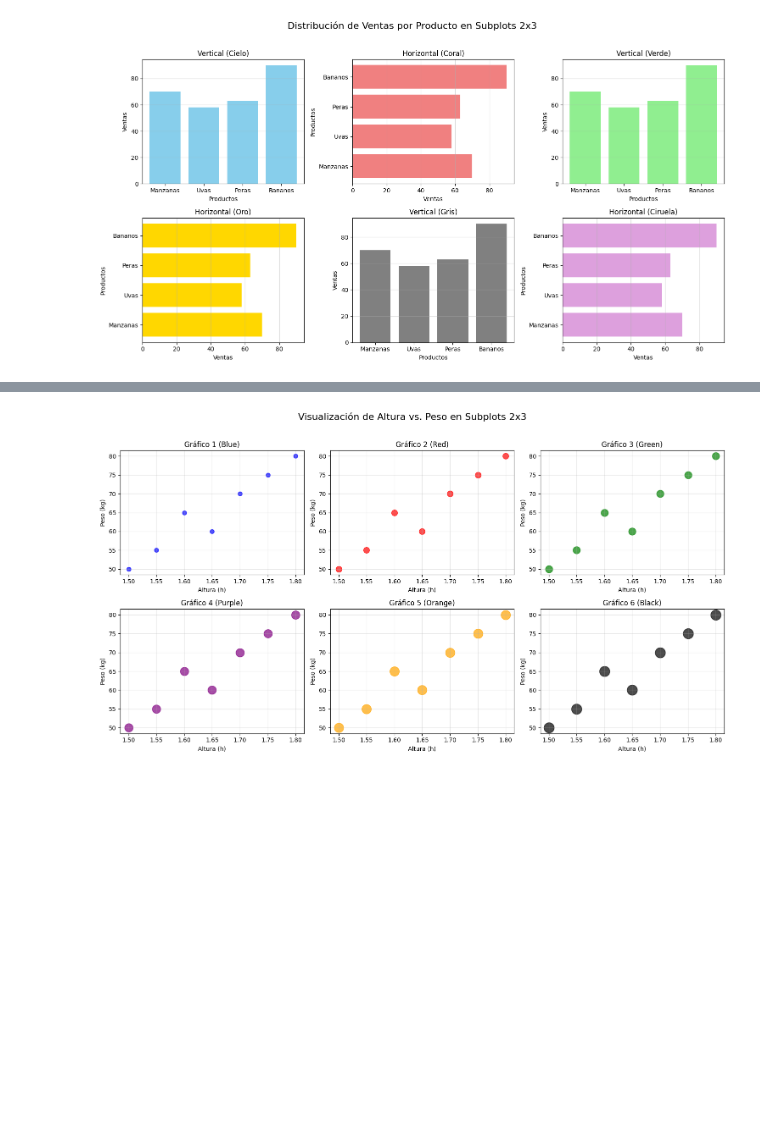
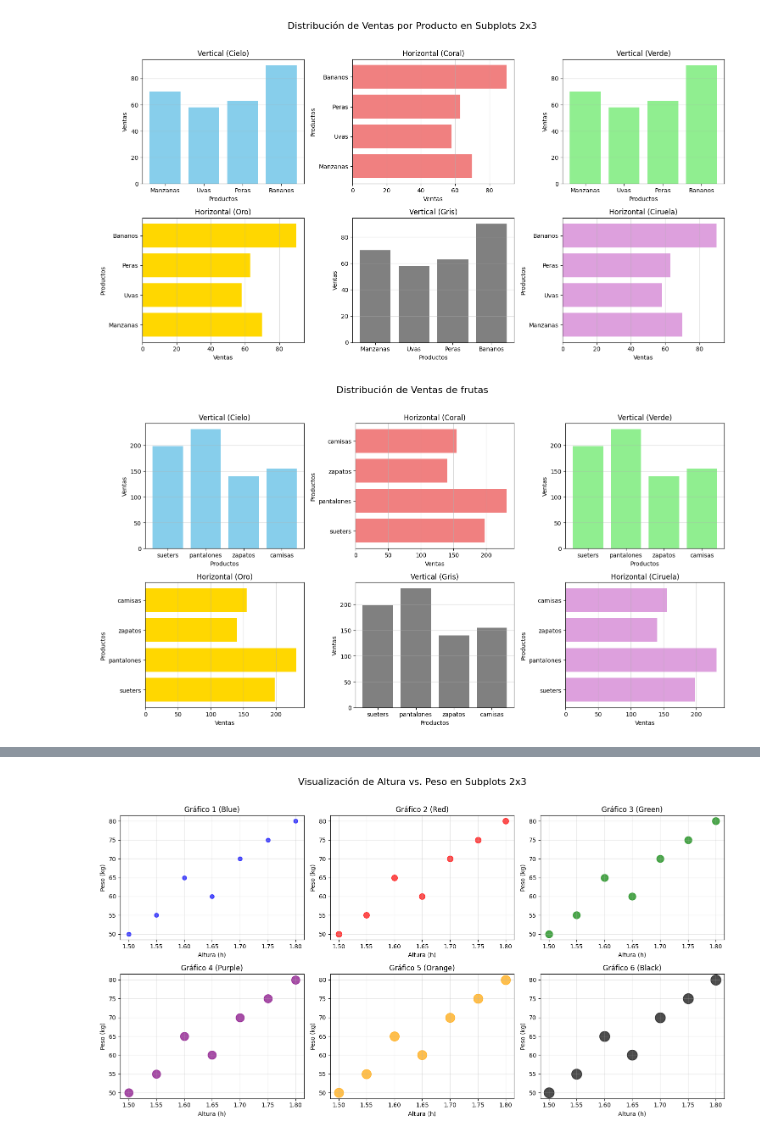
Before and after one commit to robledoirismar230-stack/Proyecto-Dashboard-Completo, a Jupyter notebook: Proyecto.ipynb, the cells around one changed output, grey strips where cells are left out. Saved outputs shown, nothing was run; the diff lists cells and outputs as text; code cells hidden in the pictures; blank space fills up the shorter version.

```diff
--- a/Proyecto.ipynb
+++ b/Proyecto.ipynb
@@ -43,3 +43,46 @@ plt.tight_layout()
 plt.show()
 # %% [output]
 [figure]
+# %%
+import matplotlib.pyplot as plt
+
+import matplotlib.pyplot as plt
+
+# Datos
+productos = ["sueters", "pantalones", "zapatos", "camisas"]
+ventas = [198, 231, 140, 155]
+
+fig, ax = plt.subplots(2, 3, figsize=(15, 8))
+
+ax_flat = ax.flatten()
+
+configuraciones = [
+    {'tipo': 'bar', 'color': 'skyblue', 'titulo': 'Vertical (Cielo)'},
+    {'tipo': 'barh', 'color': 'lightcoral', 'titulo': 'Horizontal (Coral)'},
+    {'tipo': 'bar', 'color': 'lightgreen', 'titulo': 'Vertical (Verde)'},
+    {'tipo': 'barh', 'color': 'gold', 'titulo': 'Horizontal (Oro)'},
+    {'tipo': 'bar', 'color': 'grey', 'titulo': 'Vertical (Gris)'},
+    {'tipo': 'barh', 'color': 'plum', 'titulo': 'Horizontal (Ciruela)'},
+]
+
+for i, axi in enumerate(ax_flat):
+    config = configuraciones[i]
+
+    if config['tipo'] == 'bar':
+        axi.bar(productos, ventas, color=config['color'])
+        axi.set_ylabel("Ventas")
+        axi.set_xlabel("Productos")
+        axi.grid(axis='y', alpha=0.5)
+    else: # Gráfico de barras horizontal
+        axi.barh(productos, ventas, color=config['color'])
+        axi.set_xlabel("Ventas")
+        axi.set_ylabel("Productos")
+        axi.grid(axis='x', alpha=0.5)
+
+    axi.set_title(config['titulo'], fontsize=12)
+
+plt.suptitle("Distribución de Ventas de frutas", fontsize=16, y=1.02)
+plt.tight_layout()
+plt.show()
+# %% [output]
+[figure, added]
```
Also changed, not shown: parts of 2 cells of this notebook.
